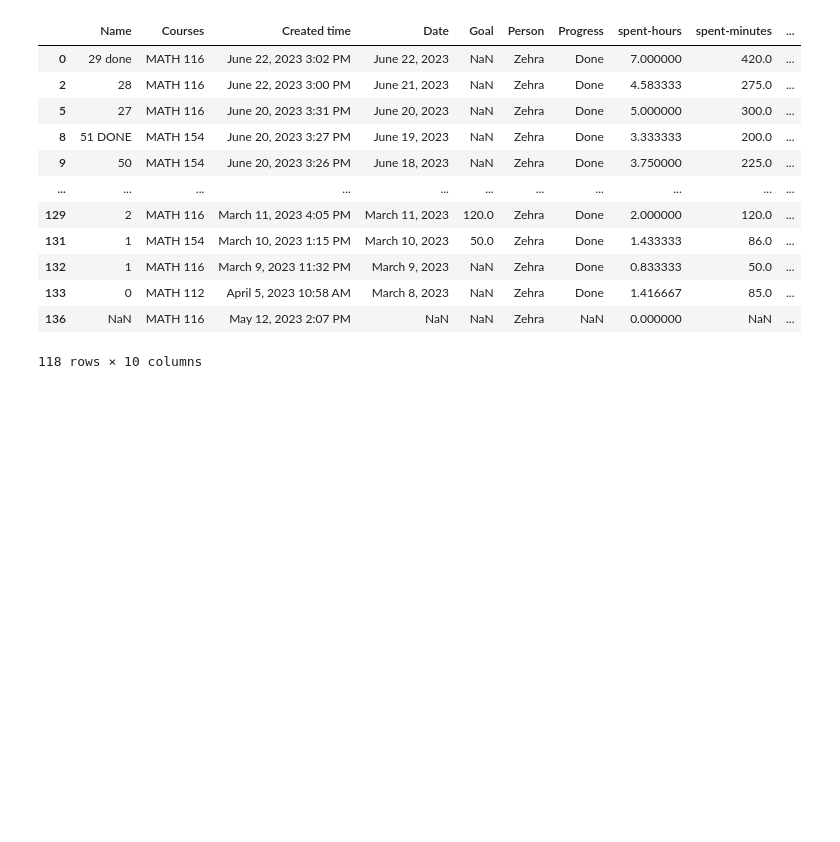
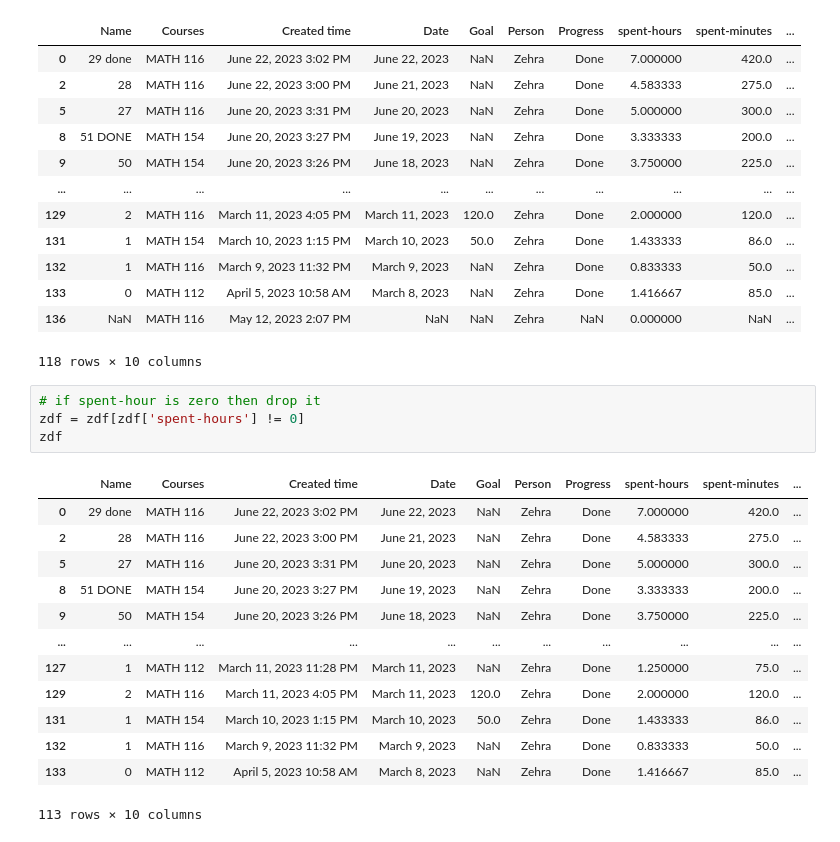
Before and after one commit to itszehrakaya/study-analysis, a Jupyter notebook: notion-data/cleaning.ipynb, the cells around one changed output. Saved outputs shown, nothing was run; the diff lists cells and outputs as text; blank space fills up the shorter version.

```diff
--- a/notion-data/cleaning.ipynb
+++ b/notion-data/cleaning.ipynb
@@ -59,3 +60,21 @@ zdf
 | 133 | 0 | MATH 112 | April 5, 2023 10:58 AM | March 8, 2023 | NaN | Zehra | Done | 1.416667 | 85.0 | ... |
 | 136 | NaN | MATH 116 | May 12, 2023 2:07 PM | NaN | NaN | Zehra | NaN | 0.000000 | NaN | ... |
 118 rows × 10 columns
+# %%
+# if spent-hour is zero then drop it
+zdf = zdf[zdf['spent-hours'] != 0]
+zdf
+# %% [output]
+|  | Name | Courses | Created time | Date | Goal | Person | Progress | spent-hours | spent-minutes | ... |
+| 0 | 29 done | MATH 116 | June 22, 2023 3:02 PM | June 22, 2023 | NaN | Zehra | Done | 7.000000 | 420.0 | ... |
+| 2 | 28 | MATH 116 | June 22, 2023 3:00 PM | June 21, 2023 | NaN | Zehra | Done | 4.583333 | 275.0 | ... |
+| 5 | 27 | MATH 116 | June 20, 2023 3:31 PM | June 20, 2023 | NaN | Zehra | Done | 5.000000 | 300.0 | ... |
+| 8 | 51 DONE | MATH 154 | June 20, 2023 3:27 PM | June 19, 2023 | NaN | Zehra | Done | 3.333333 | 200.0 | ... |
+| 9 | 50 | MATH 154 | June 20, 2023 3:26 PM | June 18, 2023 | NaN | Zehra | Done | 3.750000 | 225.0 | ... |
+| ... | ... | ... | ... | ... | ... | ... | ... | ... | ... | ... |
+| 127 | 1 | MATH 112 | March 11, 2023 11:28 PM | March 11, 2023 | NaN | Zehra | Done | 1.250000 | 75.0 | ... |
+| 129 | 2 | MATH 116 | March 11, 2023 4:05 PM | March 11, 2023 | 120.0 | Zehra | Done | 2.000000 | 120.0 | ... |
+| 131 | 1 | MATH 154 | March 10, 2023 1:15 PM | March 10, 2023 | 50.0 | Zehra | Done | 1.433333 | 86.0 | ... |
+| 132 | 1 | MATH 116 | March 9, 2023 11:32 PM | March 9, 2023 | NaN | Zehra | Done | 0.833333 | 50.0 | ... |
+| 133 | 0 | MATH 112 | April 5, 2023 10:58 AM | March 8, 2023 | NaN | Zehra | Done | 1.416667 | 85.0 | ... |
+113 rows × 10 columns
```
Also changed, not shown: parts of 9 cells of this notebook, 1 other file.
